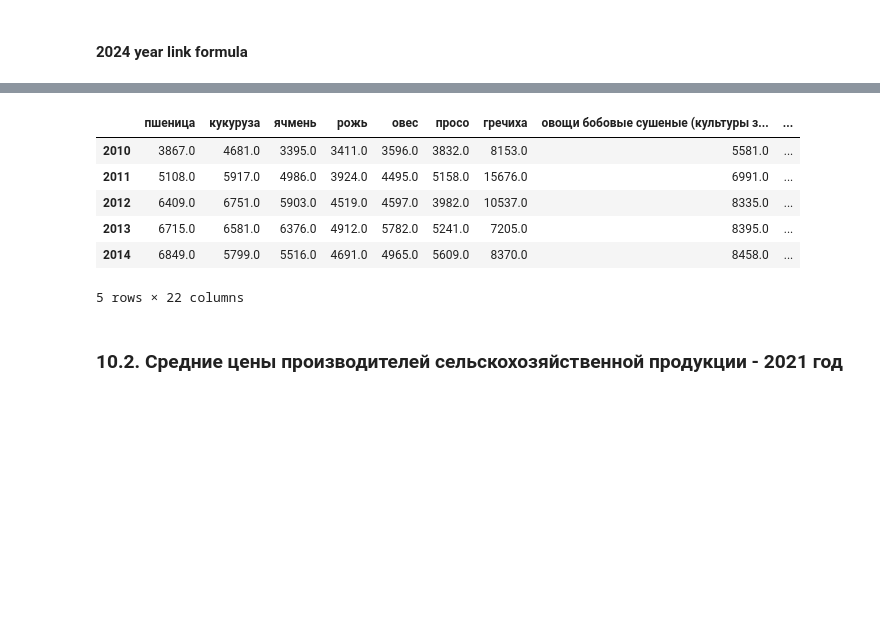
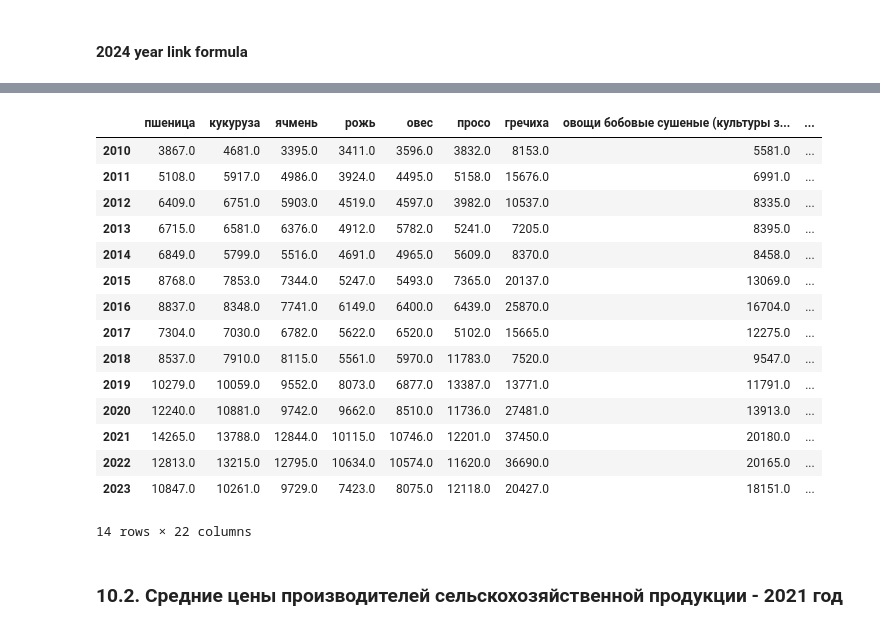
Before and after one commit to a-chasovsky/economics-rus, a Jupyter notebook: notebooks/010.1-010.4_PI-Agriculture-Prices.ipynb, the cells around one changed output, grey strips where cells are left out. Saved outputs shown, nothing was run; the diff lists cells and outputs as text; code cells hidden in the pictures; blank space fills up the shorter version.

```diff
--- a/notebooks/010.1-010.4_PI-Agriculture-Prices.ipynb
+++ b/notebooks/010.1-010.4_PI-Agriculture-Prices.ipynb
@@ -33,6 +33,8 @@ start = stopwatch_start()
 dir = '010.1-010.4_PI-Agriculture-Prices'
 # %%
 dir_load_files = path_main + '/files/01-Datasets/'
+# %%
+dir_load_raw_files = path_main + '/files/'
 # %%
 dir_save_data = path_main + '/files/01-Datasets/'
 # %%
@@ -45,6 +47,8 @@ economics_data = loadit('economics_data', dir=dir_load_files)
 # <font color='#2C8B6D'>II. Цены, инфляция</font>
 # %% [markdown]
 # Section II. Цены производителей
+# %%
+pci_producers_path = dir_load_raw_files + '05-Prices-Inflation/02-Producers/'
 # %% [markdown]
 ## 10. Сельскохозяйственная продукция
 # %% [markdown]
@@ -89,12 +101,3 @@ for i in range(1,13):
         pci_producers_link = link
 # %% [markdown]
 #### 2024 year link formula
-# %%
-for i in range(1,13):
-    link = f'https://rosstat.gov.ru/storage/mediabank/cena_sx_' + str(i).zfill(2) + '-2024.xlsx'
-    link_next = f'https://rosstat.gov.ru/storage/mediabank/cena_sx_' + str(i+1).zfill(2) + '-2024.xlsx'
-    response = requests.get(link)
-    response_next = requests.get(link_next)
-    condition = ((response.status_code == 200) & (response_next.status_code == 404))
-    if condition:
-        pci_producers_link = link
@@ -101,2 +115,2 @@ for i in range(1,13):
 # %%
-pci_producers_link
+pci_producers_link = pci_producers_path + 'cena_sx_10-2024.xlsx'
@@ -155,15 +171,24 @@ pci_producers = pci_producers.astype(float)
 # %%
 pci_producers = pci_producers.round(1)
 # %%
-pci_producers.head()
+pci_producers
 # %% [output]
 |  | пшеница | кукуруза | ячмень | рожь | овес | просо | гречиха | овощи бобовые сушеные (культуры з... | ... |
 | 2010 | 3867.0 | 4681.0 | 3395.0 | 3411.0 | 3596.0 | 3832.0 | 8153.0 | 5581.0 | ... |
 | 2011 | 5108.0 | 5917.0 | 4986.0 | 3924.0 | 4495.0 | 5158.0 | 15676.0 | 6991.0 | ... |
 | 2012 | 6409.0 | 6751.0 | 5903.0 | 4519.0 | 4597.0 | 3982.0 | 10537.0 | 8335.0 | ... |
 | 2013 | 6715.0 | 6581.0 | 6376.0 | 4912.0 | 5782.0 | 5241.0 | 7205.0 | 8395.0 | ... |
 | 2014 | 6849.0 | 5799.0 | 5516.0 | 4691.0 | 4965.0 | 5609.0 | 8370.0 | 8458.0 | ... |
+| 2015 | 8768.0 | 7853.0 | 7344.0 | 5247.0 | 5493.0 | 7365.0 | 20137.0 | 13069.0 | ... |
+| 2016 | 8837.0 | 8348.0 | 7741.0 | 6149.0 | 6400.0 | 6439.0 | 25870.0 | 16704.0 | ... |
+| 2017 | 7304.0 | 7030.0 | 6782.0 | 5622.0 | 6520.0 | 5102.0 | 15665.0 | 12275.0 | ... |
+| 2018 | 8537.0 | 7910.0 | 8115.0 | 5561.0 | 5970.0 | 11783.0 | 7520.0 | 9547.0 | ... |
+| 2019 | 10279.0 | 10059.0 | 9552.0 | 8073.0 | 6877.0 | 13387.0 | 13771.0 | 11791.0 | ... |
+| 2020 | 12240.0 | 10881.0 | 9742.0 | 9662.0 | 8510.0 | 11736.0 | 27481.0 | 13913.0 | ... |
+| 2021 | 14265.0 | 13788.0 | 12844.0 | 10115.0 | 10746.0 | 12201.0 | 37450.0 | 20180.0 | ... |
+| 2022 | 12813.0 | 13215.0 | 12795.0 | 10634.0 | 10574.0 | 11620.0 | 36690.0 | 20165.0 | ... |
+| 2023 | 10847.0 | 10261.0 | 9729.0 | 7423.0 | 8075.0 | 12118.0 | 20427.0 | 18151.0 | ... |
-5 rows × 22 columns
+14 rows × 22 columns
 # %% [markdown]
 ### 10.2. Средние цены производителей сельскохозяйственной продукции - 2021 год
 # %% [markdown]
```
Also changed, not shown: parts of 23 cells of this notebook, 36 other files.
